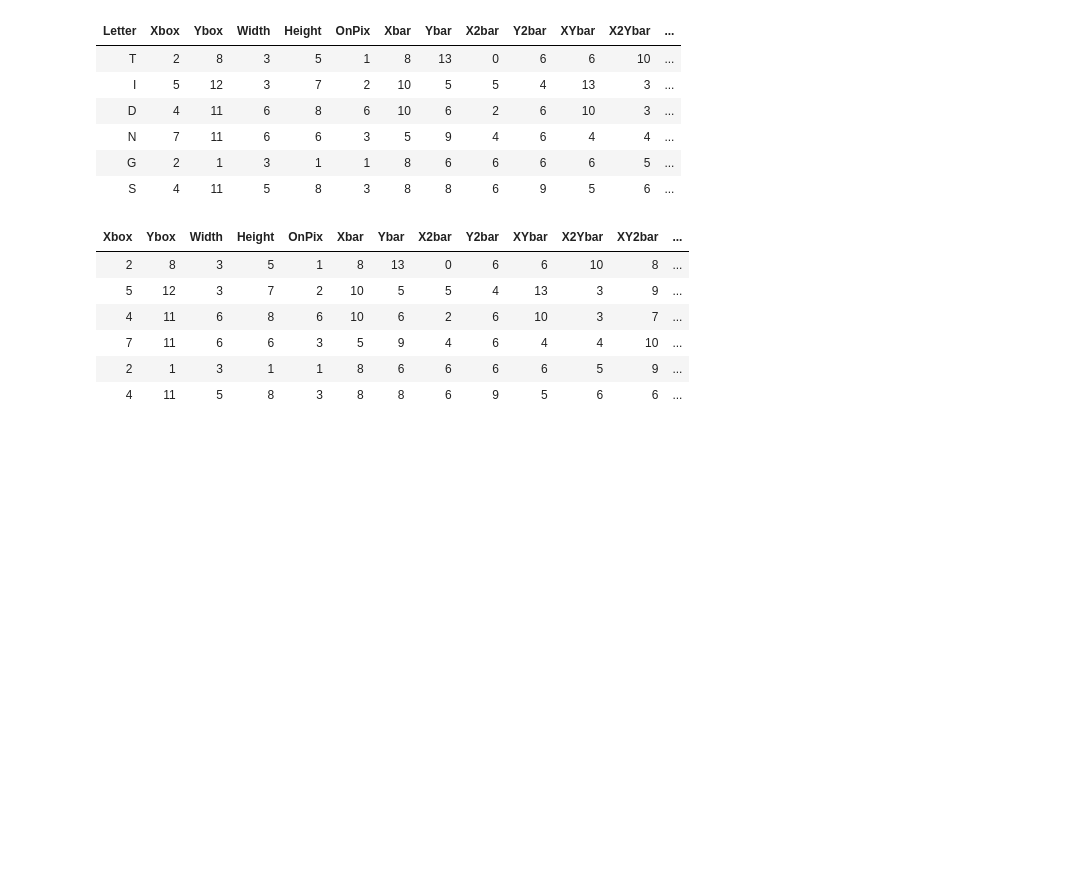
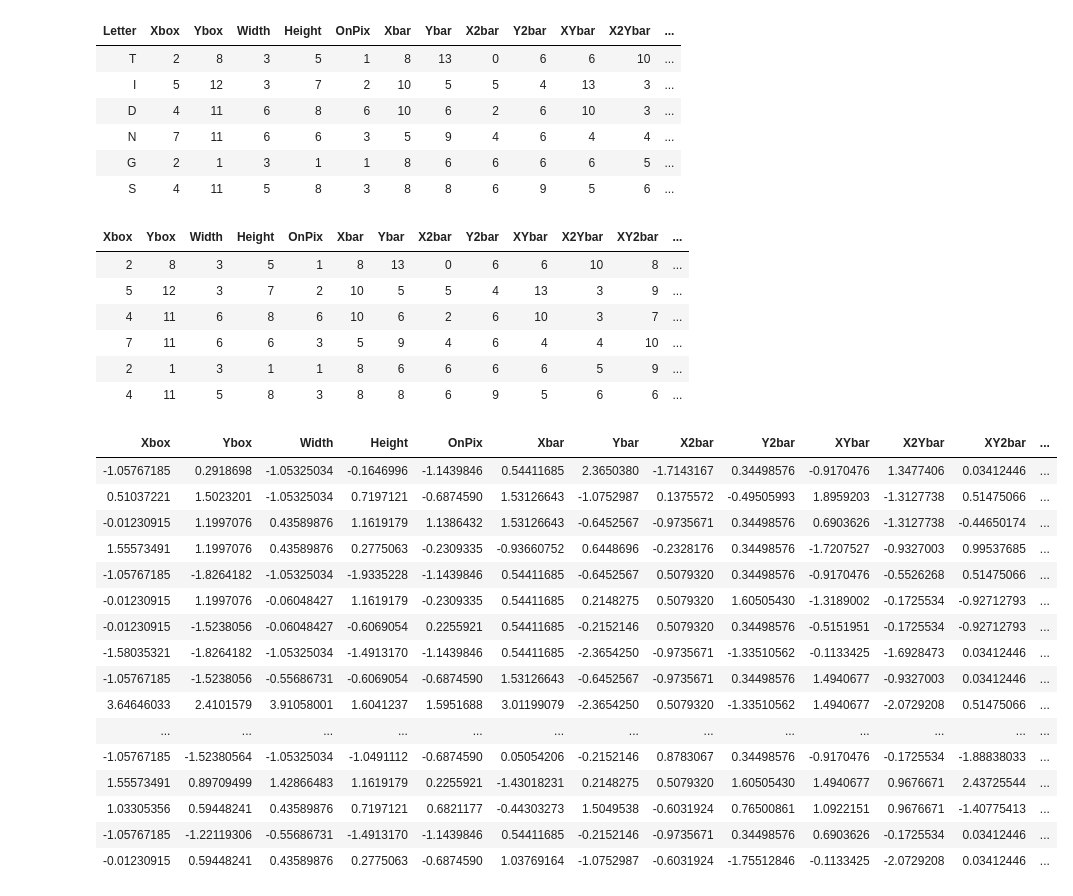
Before and after one commit to Hodapp87/cincyfp_presentation_R_2016_12, a Jupyter notebook: CincyFP_Letters_example.ipynb, the cells around one changed output. Cells and saved outputs as stored; diff of their text form; code cells hidden in the pictures; blank space fills up the shorter version.

```diff
--- a/CincyFP_Letters_example.ipynb
+++ b/CincyFP_Letters_example.ipynb
@@ -395,3 +398,24 @@ head(letters[-which(names(letters) == "Letter")])
 | 7 | 11 | 6 | 6 | 3 | 5 | 9 | 4 | 6 | 4 | 4 | 10 | ... |
 | 2 | 1 | 3 | 1 | 1 | 8 | 6 | 6 | 6 | 6 | 5 | 9 | ... |
 | 4 | 11 | 5 | 8 | 3 | 8 | 8 | 6 | 9 | 5 | 6 | 6 | ... |
+# %%
+mtx <- scale(letters[-which(names(letters) == "Letter")])
+mtx
+# %% [output]
+| Xbox | Ybox | Width | Height | OnPix | Xbar | Ybar | X2bar | Y2bar | XYbar | X2Ybar | XY2bar | ... |
+| -1.05767185 | 0.2918698 | -1.05325034 | -0.1646996 | -1.1439846 | 0.54411685 | 2.3650380 | -1.7143167 | 0.34498576 | -0.9170476 | 1.3477406 | 0.03412446 | ... |
+| 0.51037221 | 1.5023201 | -1.05325034 | 0.7197121 | -0.6874590 | 1.53126643 | -1.0752987 | 0.1375572 | -0.49505993 | 1.8959203 | -1.3127738 | 0.51475066 | ... |
+| -0.01230915 | 1.1997076 | 0.43589876 | 1.1619179 | 1.1386432 | 1.53126643 | -0.6452567 | -0.9735671 | 0.34498576 | 0.6903626 | -1.3127738 | -0.44650174 | ... |
+| 1.55573491 | 1.1997076 | 0.43589876 | 0.2775063 | -0.2309335 | -0.93660752 | 0.6448696 | -0.2328176 | 0.34498576 | -1.7207527 | -0.9327003 | 0.99537685 | ... |
+| -1.05767185 | -1.8264182 | -1.05325034 | -1.9335228 | -1.1439846 | 0.54411685 | -0.6452567 | 0.5079320 | 0.34498576 | -0.9170476 | -0.5526268 | 0.51475066 | ... |
+| -0.01230915 | 1.1997076 | -0.06048427 | 1.1619179 | -0.2309335 | 0.54411685 | 0.2148275 | 0.5079320 | 1.60505430 | -1.3189002 | -0.1725534 | -0.92712793 | ... |
+| -0.01230915 | -1.5238056 | -0.06048427 | -0.6069054 | 0.2255921 | 0.54411685 | -0.2152146 | 0.5079320 | 0.34498576 | -0.5151951 | -0.1725534 | -0.92712793 | ... |
+| -1.58035321 | -1.8264182 | -1.05325034 | -1.4913170 | -1.1439846 | 0.54411685 | -2.3654250 | -0.9735671 | -1.33510562 | -0.1133425 | -1.6928473 | 0.03412446 | ... |
+| -1.05767185 | -1.5238056 | -0.55686731 | -0.6069054 | -0.6874590 | 1.53126643 | -0.6452567 | -0.9735671 | 0.34498576 | 1.4940677 | -0.9327003 | 0.03412446 | ... |
+| 3.64646033 | 2.4101579 | 3.91058001 | 1.6041237 | 1.5951688 | 3.01199079 | -2.3654250 | 0.5079320 | -1.33510562 | 1.4940677 | -2.0729208 | 0.51475066 | ... |
+| ... | ... | ... | ... | ... | ... | ... | ... | ... | ... | ... | ... | ... |
+| -1.05767185 | -1.52380564 | -1.05325034 | -1.0491112 | -0.6874590 | 0.05054206 | -0.2152146 | 0.8783067 | 0.34498576 | -0.9170476 | -0.1725534 | -1.88838033 | ... |
+| 1.55573491 | 0.89709499 | 1.42866483 | 1.1619179 | 0.2255921 | -1.43018231 | 0.2148275 | 0.5079320 | 1.60505430 | 1.4940677 | 0.9676671 | 2.43725544 | ... |
+| 1.03305356 | 0.59448241 | 0.43589876 | 0.7197121 | 0.6821177 | -0.44303273 | 1.5049538 | -0.6031924 | 0.76500861 | 1.0922151 | 0.9676671 | -1.40775413 | ... |
+| -1.05767185 | -1.22119306 | -0.55686731 | -1.4913170 | -1.1439846 | 0.54411685 | -0.2152146 | -0.9735671 | 0.34498576 | 0.6903626 | -0.1725534 | 0.03412446 | ... |
+| -0.01230915 | 0.59448241 | 0.43589876 | 0.2775063 | -0.6874590 | 1.03769164 | -1.0752987 | -0.6031924 | -1.75512846 | -0.1133425 | -2.0729208 | 0.03412446 | ... |
```
Also changed, not shown: parts of 12 cells of this notebook, 1 other file.
